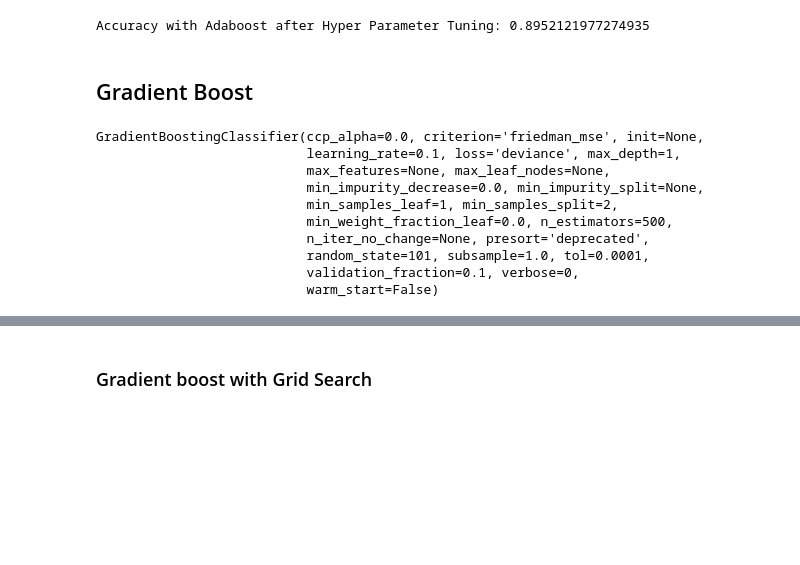
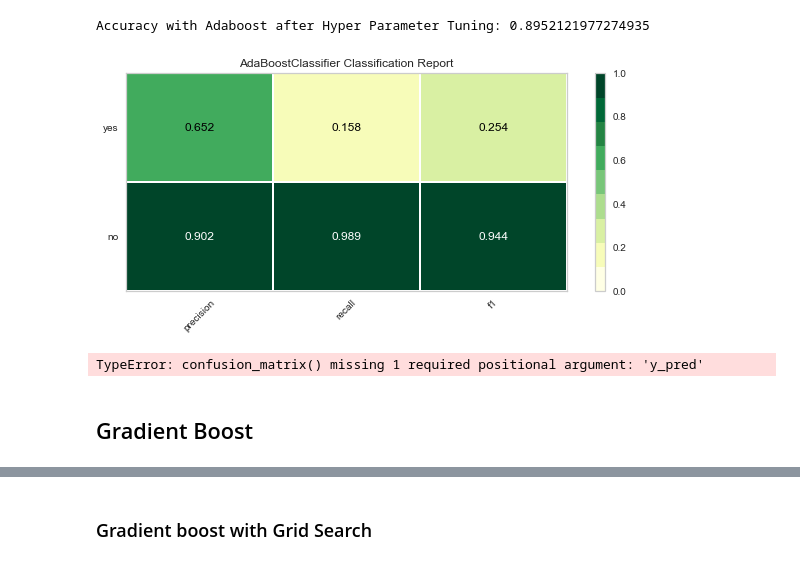
Before and after one commit to hazeez/IDS13, a Jupyter notebook: banking-td-exercise/bank-marketing-featured.ipynb, the cells around one changed output, grey strips where cells are left out. Cells and saved outputs as stored; diff of their text form; code cells hidden in the pictures; blank space fills up the shorter version.

```diff
--- a/banking-td-exercise/bank-marketing-featured.ipynb
+++ b/banking-td-exercise/bank-marketing-featured.ipynb
@@ -437,7 +434,8 @@ dict_max_features = {}
 # %%
 for i in np.arange(0.1,1.0,0.1):
     print('Accuracy score using max features =', i, end = ":")
-    dt_max_features = fit_predict_dt(X_train, X_test, y_train, y_test, StandardScaler(), max_depth=max_depth_tuned, max_features=i)
+    y_pred_max_features = fit_predict_dt(X_train, X_test, y_train, y_test, StandardScaler(), max_depth=max_depth_tuned, max_features=i)
+    dt_max_features = accuracy_score(y_test, y_pred_max_features)
     print(dt_max_features)
     dict_max_features[i]=dt_max_features
 
@@ -461,7 +459,8 @@ dict_min_samples_split = {}
 # %%
 for i in range(2,10):
     print('Accuracy score using min samples split=', i, end=":")
-    dt_min_sample_split = fit_predict_dt(X_train, X_test, y_train, y_test, StandardScaler(), max_depth=max_depth_tuned, max_features=max_feature_tuned, min_samples_split=i)
+    y_pred_min_split = fit_predict_dt(X_train, X_test, y_train, y_test, StandardScaler(), max_depth=max_depth_tuned, max_features=max_feature_tuned, min_samples_split=i)
+    dt_min_sample_split = accuracy_score(y_test, y_pred_min_split)
     print(dt_min_sample_split)
     dict_min_samples_split[i] = dt_min_sample_split
 
@@ -484,7 +483,8 @@ dict_index_tuned = {}
 # %%
 for i in ['gini','entropy']:
     print("Accuracy score using criterion: ", i, end = ':')
-    dt_index_score = fit_predict_dt(X_train, X_test, y_train, y_test, StandardScaler(), max_depth=max_depth_tuned, max_features = max_feature_tuned, min_samples_split=min_sample_split_tuned, criterion= i)
+    y_pred_index_score = fit_predict_dt(X_train, X_test, y_train, y_test, StandardScaler(), max_depth=max_depth_tuned, max_features = max_feature_tuned, min_samples_split=min_sample_split_tuned, criterion= i)
+    dt_index_score = accuracy_score(y_test, y_pred_index_score)
     print(dt_index_score)
     dict_index_tuned[i] = dt_index_score
 
@@ -732,6 +756,17 @@ if grid_search_enable == True:
     print(ada_best_hyper_accuracy)
 # %% [output]
 Accuracy with Adaboost after Hyper Parameter Tuning: 0.8952121977274935
+# %%
+if grid_search_enable == True:
+    show_classification_rpt(ada_best)
+# %% [output]
+[figure, added]
+# %%
+if grid_search_enable == True:
+    confusion_matrix("Confusion Matrix:")
+    print(confusion_matrix(y_test, ada_best_predict))
+# %% [output]
+TypeError: confusion_matrix() missing 1 required positional argument: 'y_pred'
 # %% [markdown]
 ## Gradient Boost
 # %%
@@ -741,16 +776,5 @@ gbc_fit = GradientBoostingClassifier(n_estimators=500,
                                      min_samples_split=2,min_samples_leaf=1,max_depth=1,random_state=rand_state)
 # %%
 gbc_fit.fit(X_train, y_train)
-# %% [output]
-GradientBoostingClassifier(ccp_alpha=0.0, criterion='friedman_mse', init=None,
-                           learning_rate=0.1, loss='deviance', max_depth=1,
-                           max_features=None, max_leaf_nodes=None,
-                           min_impurity_decrease=0.0, min_impurity_split=None,
-                           min_samples_leaf=1, min_samples_split=2,
-                           min_weight_fraction_leaf=0.0, n_estimators=500,
-                           n_iter_no_change=None, presort='deprecated',
-                           random_state=101, subsample=1.0, tol=0.0001,
-                           validation_fraction=0.1, verbose=0,
-                           warm_start=False)
 # %%
 print("Accuracy with Gradient Boost", end=': ')
```
Also changed, not shown: parts of 42 cells of this notebook.
